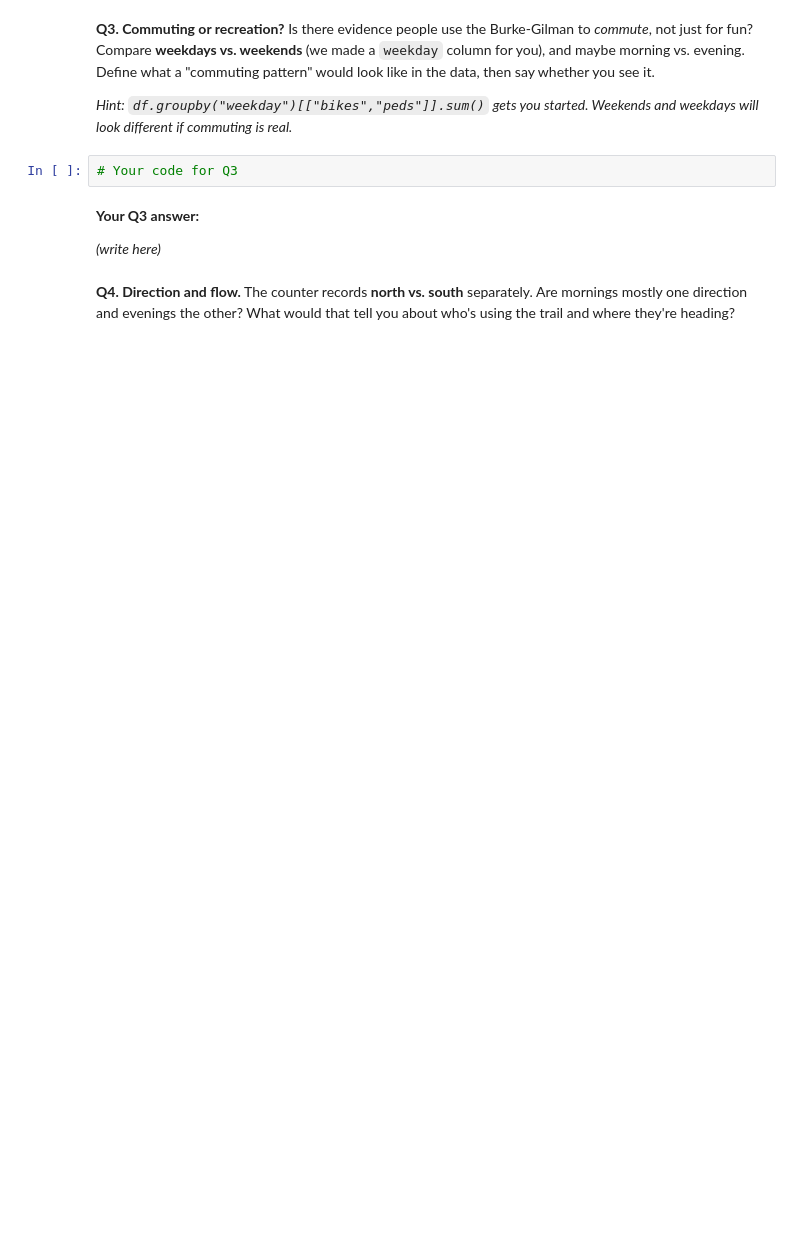
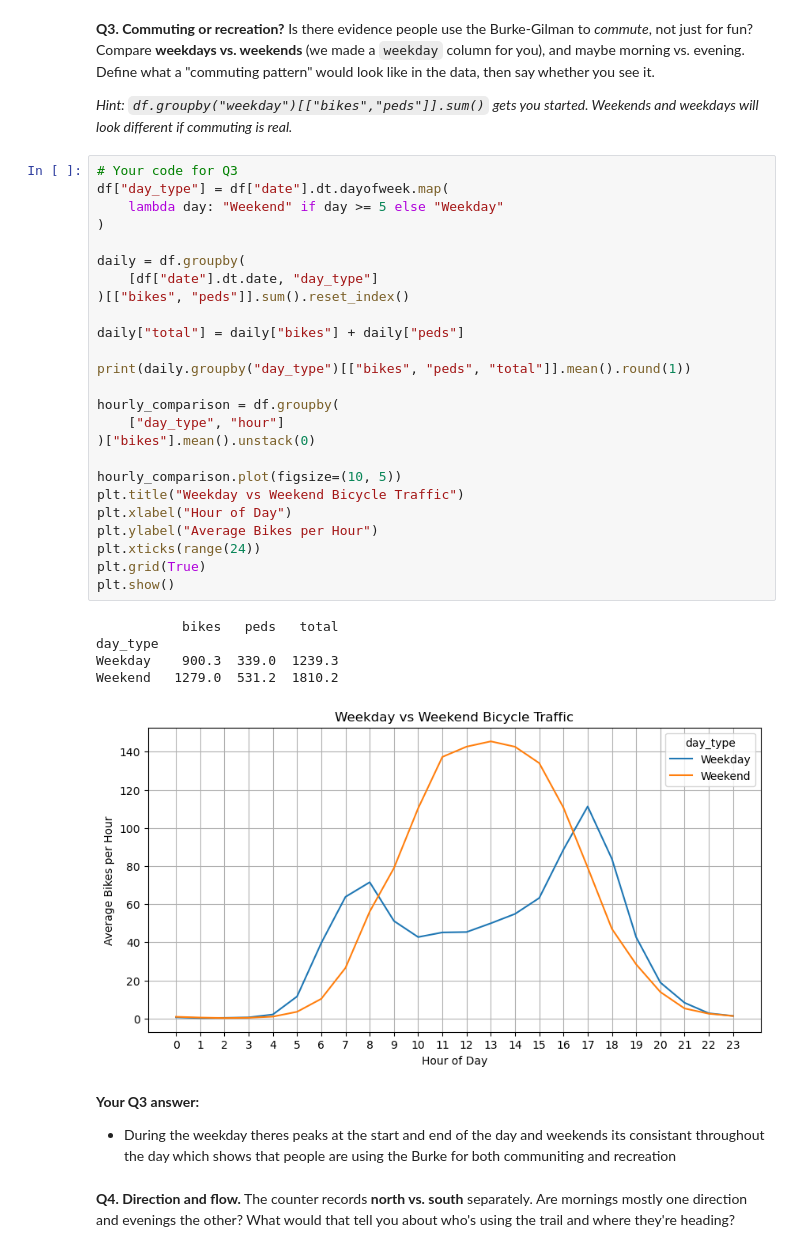
Before and after one commit to cooluj/hcde-410, a Jupyter notebook: A1/A1.ipynb, the cells around one changed output. Cells and saved outputs as stored; diff of their text form; blank space fills up the shorter version.

```diff
--- a/A1/A1.ipynb
+++ b/A1/A1.ipynb
@@ -161,10 +199,39 @@ Is there evidence people use the Burke-Gilman to *commute*, not just for fun? Co
 *Hint: `df.groupby("weekday")[["bikes","peds"]].sum()` gets you started. Weekends and weekdays will look different if commuting is real.*
 # %%
 # Your code for Q3
+df["day_type"] = df["date"].dt.dayofweek.map(
+    lambda day: "Weekend" if day >= 5 else "Weekday"
+)
+
+daily = df.groupby(
+    [df["date"].dt.date, "day_type"]
+)[["bikes", "peds"]].sum().reset_index()
+
+daily["total"] = daily["bikes"] + daily["peds"]
+
+print(daily.groupby("day_type")[["bikes", "peds", "total"]].mean().round(1))
+
+hourly_comparison = df.groupby(
+    ["day_type", "hour"]
+)["bikes"].mean().unstack(0)
+
+hourly_comparison.plot(figsize=(10, 5))
+plt.title("Weekday vs Weekend Bicycle Traffic")
+plt.xlabel("Hour of Day")
+plt.ylabel("Average Bikes per Hour")
+plt.xticks(range(24))
+plt.grid(True)
+plt.show()
+# %% [output]
+           bikes   peds   total
+day_type
+Weekday    900.3  339.0  1239.3
+Weekend   1279.0  531.2  1810.2
+[figure, added]
 # %% [markdown]
 **Your Q3 answer:**
 
-*(write here)*
+* During the weekday theres peaks at the start and end of the day and weekends its consistant throughout the day which shows that people are using the Burke for both communiting and recreation
 # %% [markdown]
 **Q4. Direction and flow.**
 The counter records **north vs. south** separately. Are mornings mostly one direction and evenings the other? What would that tell you about who's using the trail and where they're heading?
```
Also changed, not shown: parts of 7 cells of this notebook, 1 other file.
